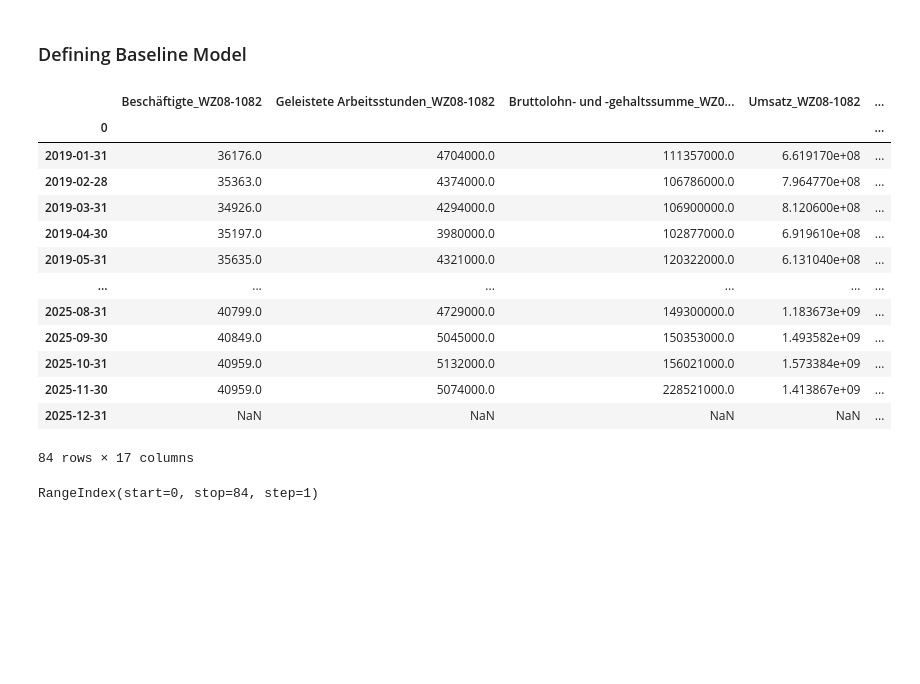
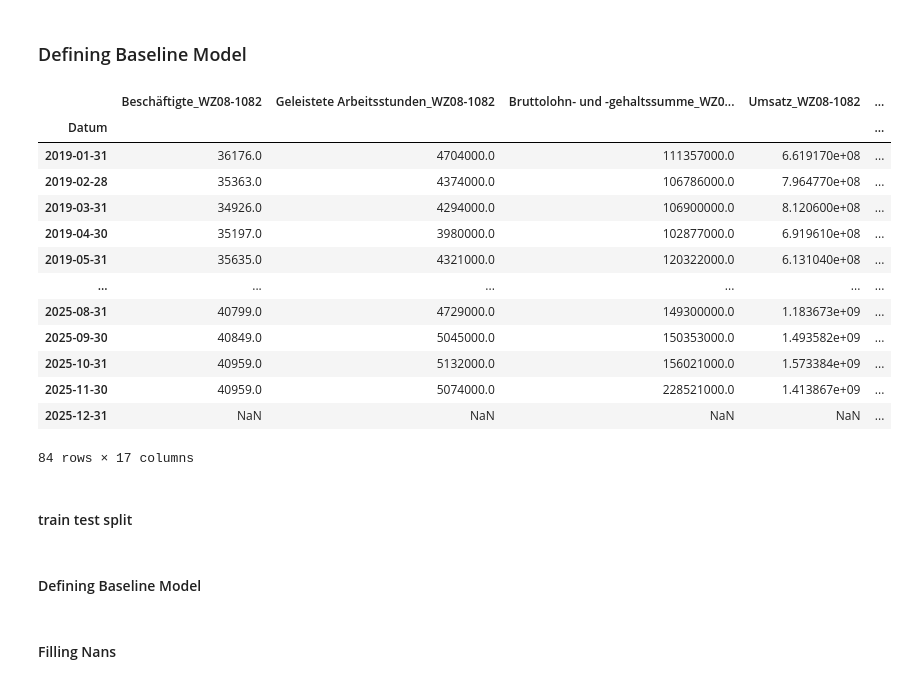
Before and after one commit to salimaabdalla/dpp_projekt_2026, a Jupyter notebook: notebooks/05_first_prediction.ipynb, the cells around one changed output. Cells and saved outputs as stored; diff of their text form; code cells hidden in the pictures; blank space fills up the shorter version.

```diff
--- a/notebooks/05_first_prediction.ipynb
+++ b/notebooks/05_first_prediction.ipynb
@@ -15,5 +15,13 @@ pd.set_option('display.max_columns', None)
 # loading destatis data
 path = '../data/processed/combined_data.csv'
 df = pd.read_csv(path)
-index_list = pd.read_csv('../data/processed/index_list_combined_data.csv')
-df.index = index_list['0']
+index_list = pd.read_csv('../data/processed/index_list_combined_data.csv', names=['Datum'])
+index_list.drop(index_list.index[0], inplace=True)
+df.index = index_list['Datum']
+df.index = pd.to_datetime(df.index, format='%Y-%m-%d')
+
+# dropping first column which is just the date
+#df = df.iloc[:, 1:]
+                # for usage of column numbers in baseline model this is needed
+
+df
@@ -101,13 +103,12 @@ Number of outliers detected using z-score: 0
 # %%
 features_baseline_colNo = [39, 41, 43, 45, 76, 77, 78, 79, 88, 93, 122, 126, 166, 167, 168, 169, 170]
 
-datum = df.index
 X_baseline = df.iloc[:, features_baseline_colNo]
 y_baseline = df[target]
 X_baseline
 # %% [output]
 |  | Beschäftigte_WZ08-1082 | Geleistete Arbeitsstunden_WZ08-1082 | Bruttolohn- und -gehaltssumme_WZ0... | Umsatz_WZ08-1082 | ... |
-| 0 |  |  |  |  | ... |
+| Datum |  |  |  |  | ... |
 | 2019-01-31 | 36176.0 | 4704000.0 | 111357000.0 | 6.619170e+08 | ... |
 | 2019-02-28 | 35363.0 | 4374000.0 | 106786000.0 | 7.964770e+08 | ... |
 | 2019-03-31 | 34926.0 | 4294000.0 | 106900000.0 | 8.120600e+08 | ... |
@@ -120,3 +121,5 @@ X_baseline
 | 2025-11-30 | 40959.0 | 5074000.0 | 228521000.0 | 1.413867e+09 | ... |
 | 2025-12-31 | NaN | NaN | NaN | NaN | ... |
 84 rows × 17 columns
+# %% [markdown]
+#### train test split
@@ -123,4 +129,8 @@ X_baseline
+# %% [markdown]
+#### Defining Baseline Model
 # %%
-df.index
+# choosing linear regression as first model
+from sklearn.linear_model import LinearRegression
+model_baseline = LinearRegression()
-# %% [output]
-RangeIndex(start=0, stop=84, step=1)
+# %% [markdown]
+#### Filling Nans
```
Also changed, not shown: parts of 14 cells of this notebook, 1 other file.
